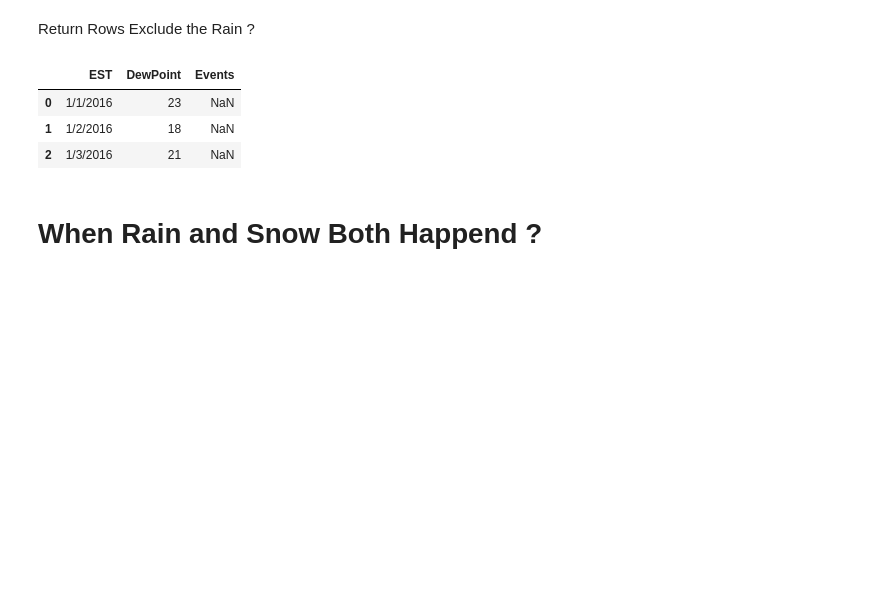
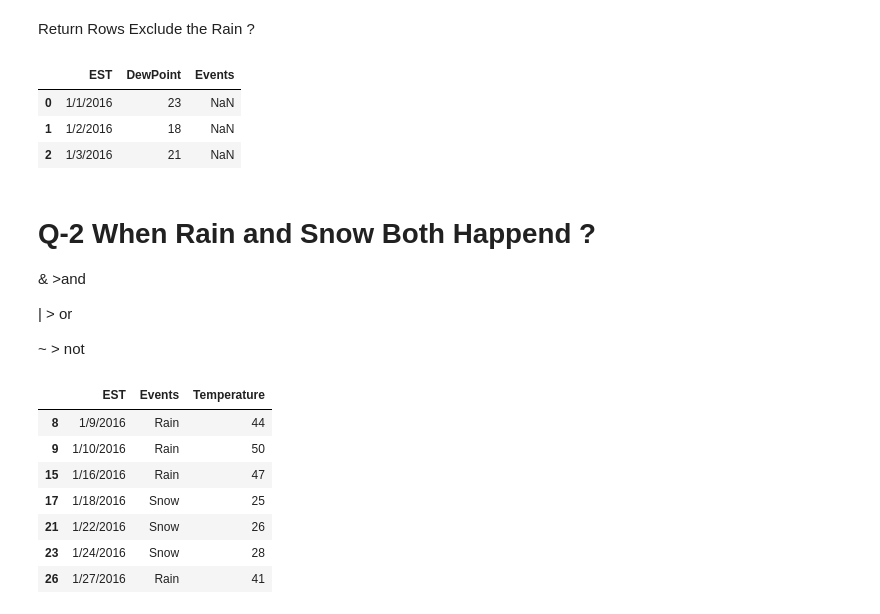
Before and after one commit to utkarshsharma012/amdocs_python, a Jupyter notebook: Day8_/Intro_Pandas.ipynb, the cells around one changed output. Cells and saved outputs as stored; diff of their text form; code cells hidden in the pictures; blank space fills up the shorter version.

```diff
--- a/Day8_/Intro_Pandas.ipynb
+++ b/Day8_/Intro_Pandas.ipynb
@@ -214,5 +214,23 @@ new_df
 | 1 | 1/2/2016 | 18 | NaN |
 | 2 | 1/3/2016 | 21 | NaN |
 # %% [markdown]
-# When Rain and Snow Both Happend ?
+# Q-2 When Rain and Snow Both Happend ?
+
+& >and
+
+| > or
+
+~ > not
+# %%
+new_df=df[(df['Events']=="Rain")  |  (df['Events']=="Snow")][['EST','Events','Temperature']]
+new_df
+# %% [output]
+|  | EST | Events | Temperature |
+| 8 | 1/9/2016 | Rain | 44 |
+| 9 | 1/10/2016 | Rain | 50 |
+| 15 | 1/16/2016 | Rain | 47 |
+| 17 | 1/18/2016 | Snow | 25 |
+| 21 | 1/22/2016 | Snow | 26 |
+| 23 | 1/24/2016 | Snow | 28 |
+| 26 | 1/27/2016 | Rain | 41 |
 # %% [markdown]
```
Also changed, not shown: parts of 14 cells of this notebook.
